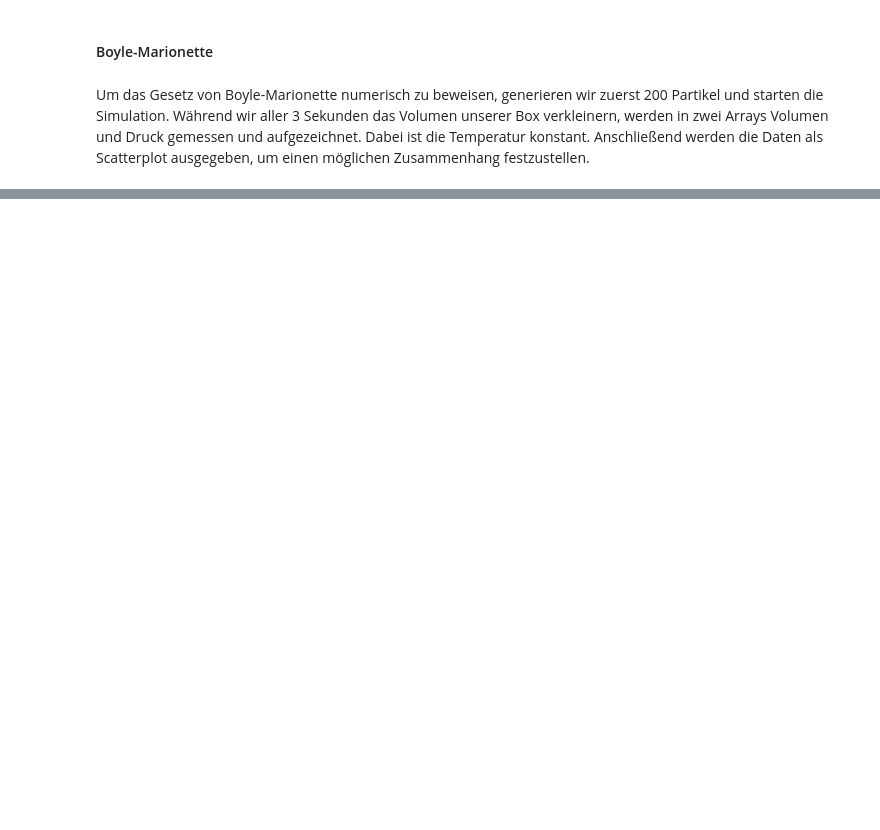
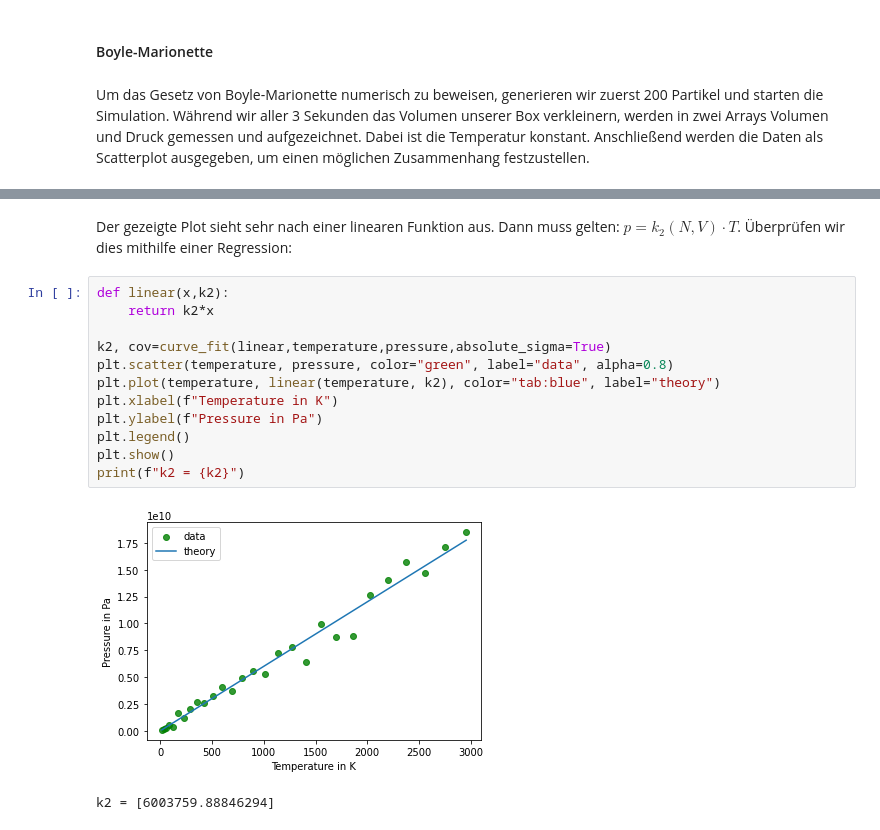
Before and after one commit to XDRoffler/IdealGas, a Jupyter notebook: FinalProject.ipynb, the cells around one changed output, grey strips where cells are left out. Saved outputs shown, nothing was run; the diff lists cells and outputs as text; blank space fills up the shorter version.

```diff
--- a/FinalProject.ipynb
+++ b/FinalProject.ipynb
@@ -691,0 +688,17 @@ simulation.stop()
+# %% [markdown]
+Der gezeigte Plot sieht sehr nach einer linearen Funktion aus. Dann muss gelten: $p = k_2(N,V) \cdot T$. Überprüfen wir dies mithilfe einer Regression:
+# %%
+def linear(x,k2):
+    return k2*x
+
+k2, cov=curve_fit(linear,temperature,pressure,absolute_sigma=True)
+plt.scatter(temperature, pressure, color="green", label="data", alpha=0.8)
+plt.plot(temperature, linear(temperature, k2), color="tab:blue", label="theory")
+plt.xlabel(f"Temperature in K")
+plt.ylabel(f"Pressure in Pa")
+plt.legend()
+plt.show()
+print(f"k2 = {k2}")
+# %% [output]
+[figure, added]
+k2 = [6003759.88846294]
```
Also changed, not shown: parts of 71 cells of this notebook.
